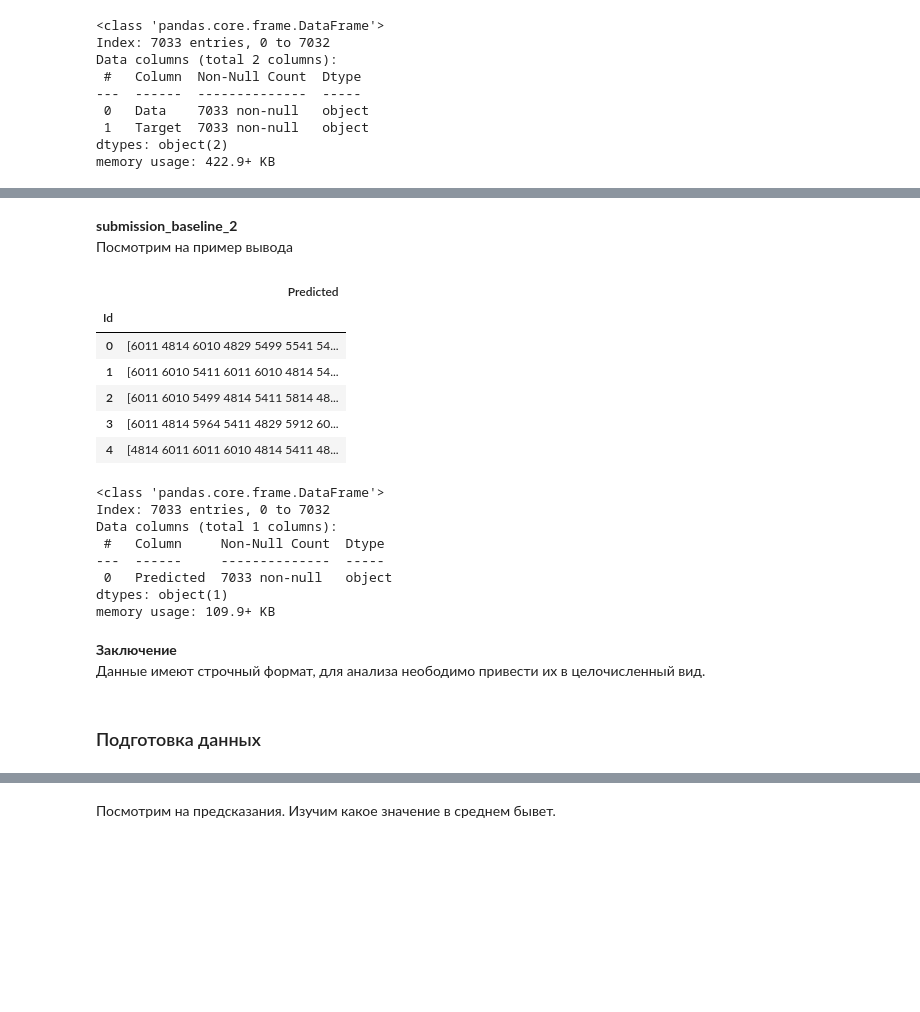
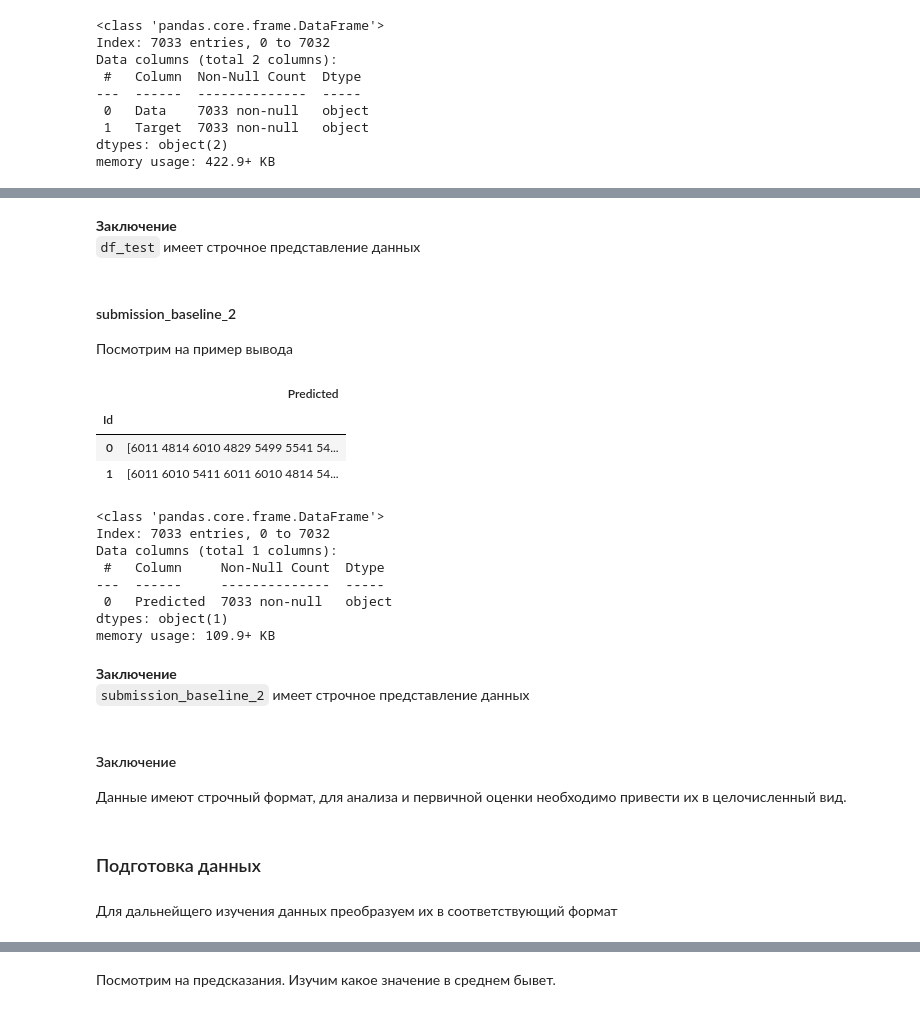
Before and after one commit to observer012/Pet_projects, a Jupyter notebook: kaggle Alfa-bank/Alfa_task.ipynb, the cells around one changed output, grey strips where cells are left out. Drawn from its saved outputs; the diff is of its cells as text; code cells hidden in the pictures; blank space fills up the shorter version.

```diff
--- a/kaggle Alfa-bank/Alfa_task.ipynb
+++ b/kaggle Alfa-bank/Alfa_task.ipynb
@@ -127,16 +140,16 @@ memory usage: 109.9+ KB
+# %% [markdown]
+**Заключение**\
+`df_test` имеет строчное представление данных
 # %% [markdown]
-**submission_baseline_2**\
+#### submission_baseline_2
 Посмотрим на пример вывода
 # %%
-submission_baseline_2.head()
+submission_baseline_2.head(2)
 # %% [output]
 |  | Predicted |
 | Id |  |
 | 0 | [6011 4814 6010 4829 5499 5541 54... |
 | 1 | [6011 6010 5411 6011 6010 4814 54... |
-| 2 | [6011 6010 5499 4814 5411 5814 48... |
-| 3 | [6011 4814 5964 5411 4829 5912 60... |
-| 4 | [4814 6011 6011 6010 4814 5411 48... |
 # %%
 submission_baseline_2.info()
 # %% [output]
@@ -148,11 +161,16 @@ Data columns (total 1 columns):
  0   Predicted  7033 non-null   object
 dtypes: object(1)
 memory usage: 109.9+ KB
+# %% [markdown]
+**Заключение**\
+`submission_baseline_2` имеет строчное представление данных
 # %% [markdown]
-**Заключение**\
-Данные имеют строчный формат, для анализа неободимо привести их в целочисленный вид.
+#### Заключение
+Данные имеют строчный формат, для анализа и первичной оценки необходимо привести их в целочисленный вид.
 # %% [markdown]
 ### Подготовка данных
+# %% [markdown]
+Для дальнейщего изучения данных преобразуем их в соответствующий формат
 # %%
 df_train['Data'] = df_train['Data'].apply(lambda x: list(map(int, x.split(','))))
 df_train['Target'] = df_train['Target'].apply(lambda x: list(map(int, x.split(','))))
```
Also changed, not shown: parts of 35 cells of this notebook.
